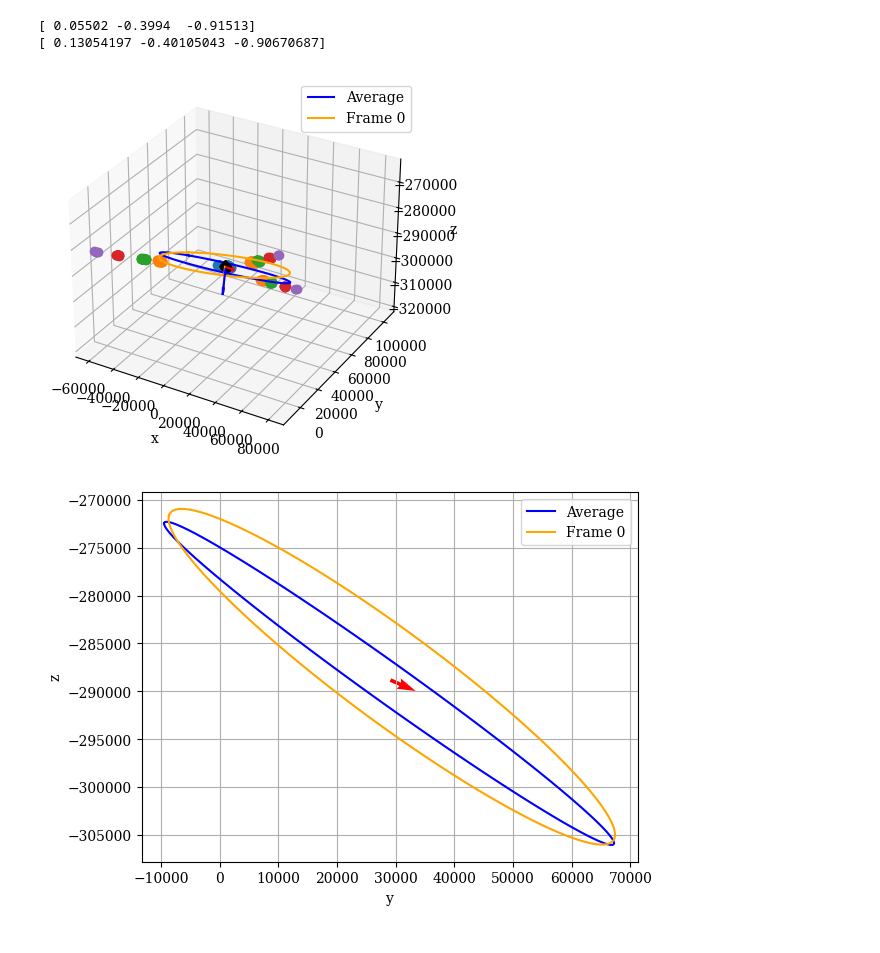
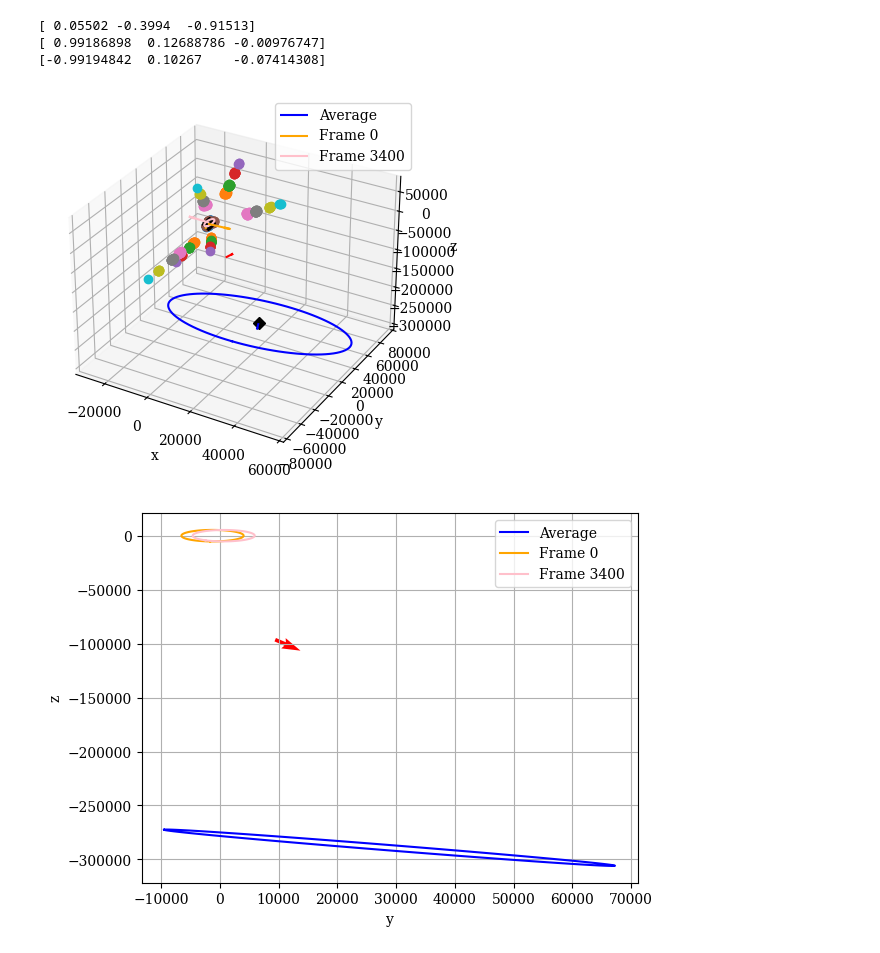
Before and after one commit to JARC99/tfd-wea-dic, a Jupyter notebook: sandbox.ipynb, the cells around one changed output. Cells and saved outputs as stored; diff of their text form; code cells hidden in the pictures.

```diff
--- a/sandbox.ipynb
+++ b/sandbox.ipynb
@@ -109,6 +106,8 @@ ax2 = fig2.add_subplot()
 
 circle_dir_list = [np.array([0.05502, -0.39940, -0.91513])]
 circle_center_list = [np.array([13960.16956, 28868.63545, -289172.31680])]
+needed_angle_list = []
+rot_axis_list = []
 
 for out_file in out_file_list:
     found_array, coordinates, xyz_sigmas, aoi_number, index_in_aoi = read_file(out_file)
@@ -139,53 +138,67 @@ for out_file in out_file_list:
     circle_center_list.append(circle.center)
     circle_dir_list.append(circle.direction)
 
-color_list = ["blue", "orange"]
-legend_list = ["Average", "Frame 0"]
-for i in range(len(circle_center_list)):
+    needed_angle = np.rad2deg(np.arccos(np.dot(circle.direction, circle_dir_list[0])/(np.linalg.norm(circle_dir_list[0])*np.linalg.norm(circle.direction))))
+
+    if needed_angle > 90:
+        needed_angle = needed_angle - 180
+    else:
+        pass
+
+    needed_angle_list.append(needed_angle)
+
+    rot_axis = np.cross(circle.direction, circle_dir_list[0]) / np.linalg.norm(np.cross(circle.direction, circle_dir_list[0]))
+    rot_axis_list.append(rot_axis)
+
+
+circle_center_array = np.array(circle_center_list)
+circle_dir_array = np.array(circle_dir_list)
+circle_dir_array[-1] = -1*circle_dir_array[-1]
+
+color_list = ["blue", "orange", "pink"]
+legend_list = ["Average", "Frame 0", "Frame 3400"]
+for i in range(len(circle_center_array)):
 
     random = np.array([1, 0, 0])
-    u = np.cross(circle_dir_list[i], random)
-    v = np.cross(circle_dir_list[i], u)
+    u = np.cross(circle_dir_array[i], random)
+    v = np.cross(circle_dir_array[i], u)
     theta = np.linspace(0, 2 * np.pi, 100)
 
     circle_pts = 41905 * (np.outer(u, np.cos(theta)) + np.outer(v, np.sin(theta)))
-    circle_pts = circle_center_list[i] + circle_pts.T
+    circle_pts = circle_center_array[i] + circle_pts.T
 
-    ax1.plot(circle_center_list[i][0], circle_center_list[i][1], circle_center_list[i][2], marker='D', color='black')
+    ax1.plot(circle_center_array[i][0], circle_center_array[i][1], circle_center_array[i][2], marker='D', color='black')
 
     ax1.plot(circle_pts[:, 0],circle_pts[:, 1],circle_pts[:, 2], color_list[i])
 
-    ax1.quiver(circle_center_list[i][0], circle_center_list[i][1], circle_center_list[i][2], circle_dir_list[i][0]*10000, circle_dir_list[i][1]*10000, circle_dir_list[i][2]*10000, color=color_list[i], label=legend_list[i])
+    ax1.quiver(circle_center_array[i][0], circle_center_array[i][1], circle_center_array[i][2], circle_dir_array[i][0]*10000, circle_dir_array[i][1]*10000, circle_dir_array[i][2]*10000, color=color_list[i], label=legend_list[i])
 
 
 
     ax2.plot(circle_pts[:, 1], circle_pts[:, 2], color=color_list[i])
 
 
-    print(circle_dir_list[i])
+    print(circle_dir_array[i])
 
-ax1.quiver(np.mean(circle_center_list, axis=0)[0], np.mean(circle_center_list, axis=0)[1], np.mean(circle_center_list, axis=0)[2], 0.0371*10000, 0.9168*10000, -0.3979*10000, color="red")
+ax1.quiver(np.mean(circle_center_array, axis=0)[0], np.mean(circle_center_array, axis=0)[1], np.mean(circle_center_array, axis=0)[2], 0.0371*10000, 0.9168*10000, -0.3979*10000, color="red")
 
-ax2.quiver(np.mean(circle_center_list, axis=0)[1], np.mean(circle_center_list, axis=0)[2], 0.9168*10000, -0.3979*10000, color="red")
+ax2.quiver(np.mean(circle_center_array, axis=0)[1], np.mean(circle_center_array, axis=0)[2], 0.9168*10000, -0.3979*10000, color="red")
 
 ax1.legend()
 ax1.set_xlabel("x")
 ax1.set_ylabel("y")
 ax1.set_zlabel("z")
 
 ax2.legend(legend_list)
 ax2.set_xlabel("y")
 ax2.set_ylabel("z")
 ax2.grid()
-
-
-circle_center_array = np.array(circle_center_list)
-circle_dir_array = np.array(circle_dir_list)
 # %% [output]
 [ 0.05502 -0.3994  -0.91513]
-[ 0.13054197 -0.40105043 -0.90670687]
+[ 0.99186898  0.12688786 -0.00976747]
+[-0.99194842  0.10267    -0.07414308]
-[figure, old version]
+[figure, new version]
-[figure, old version]
+[figure, new version]
 # %%
 fig1 = plt.figure()
 ax1 = fig1.add_subplot(projection="3d")
```
Also changed, not shown: parts of 4 cells of this notebook, 3 other files.
